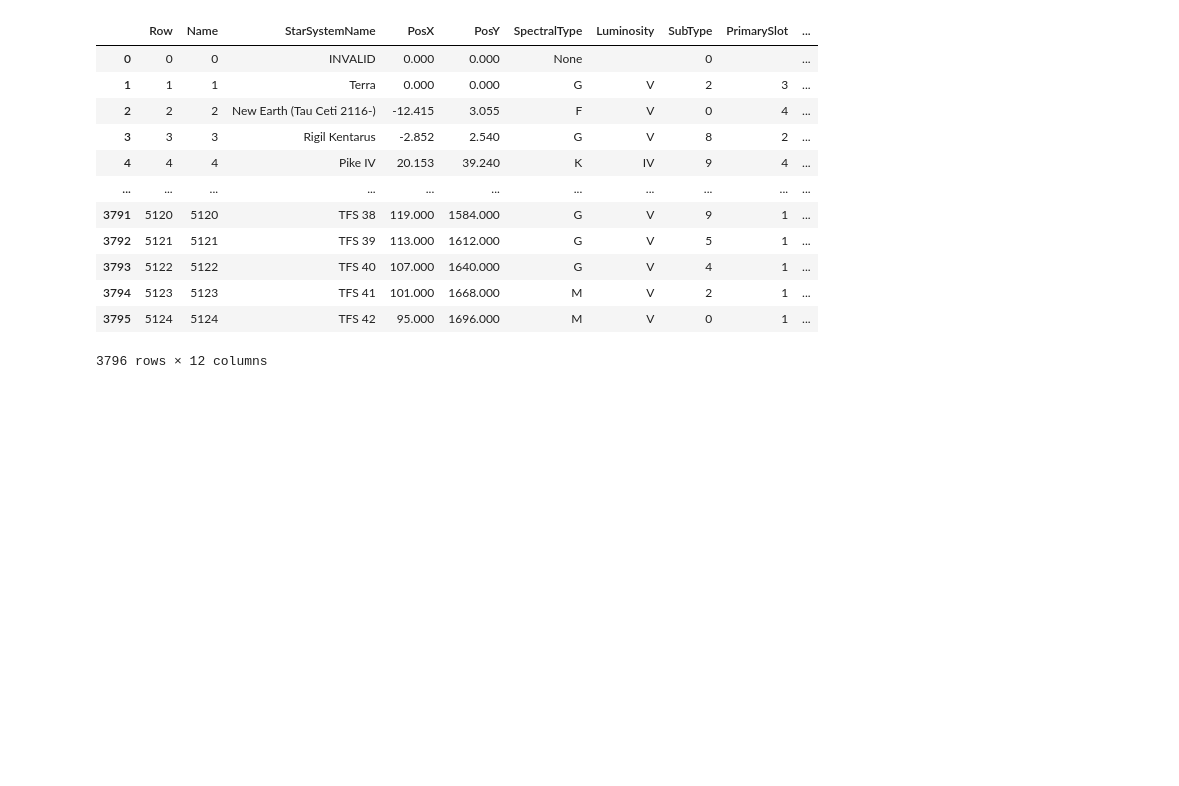
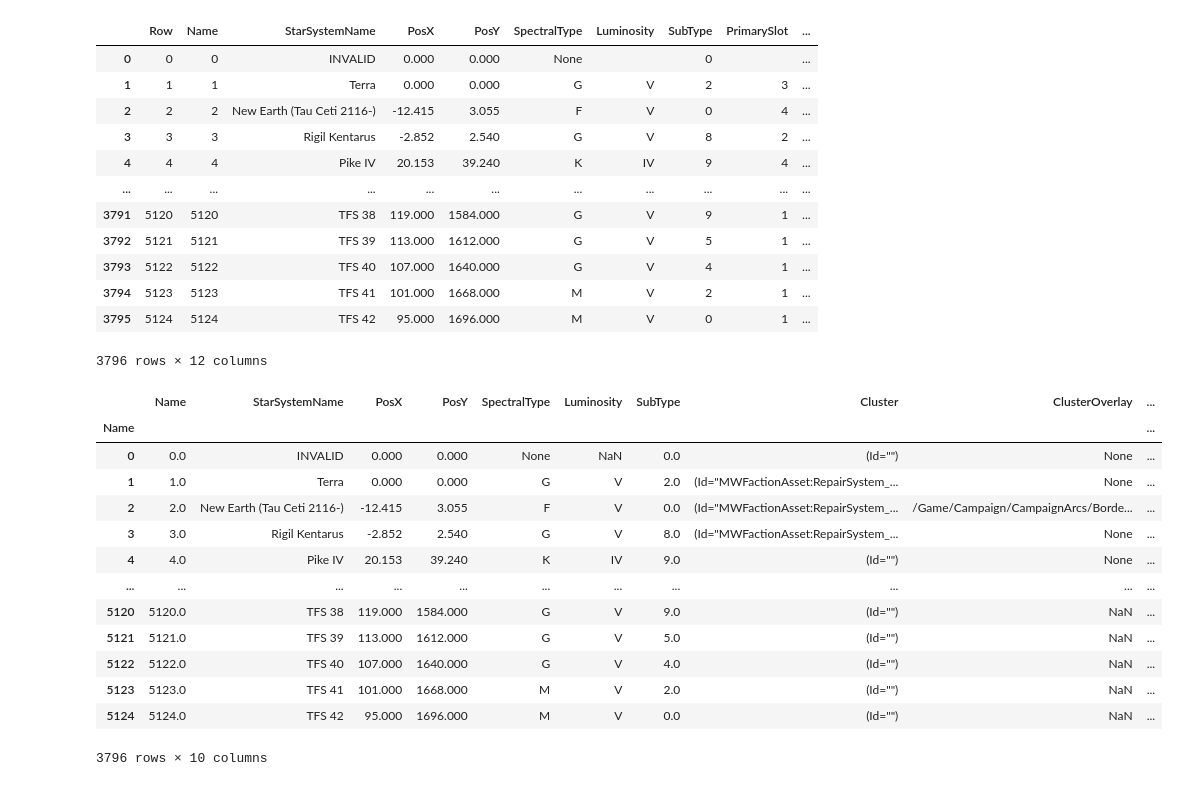
Before and after one commit to dijidiji/mw5-universe, a Jupyter notebook: parsing/parseSystems.ipynb, the cells around one changed output. Saved outputs shown, nothing was run; the diff lists cells and outputs as text; code cells hidden in the pictures; blank space fills up the shorter version.

```diff
--- a/parsing/parseSystems.ipynb
+++ b/parsing/parseSystems.ipynb
@@ -277,0 +294,27 @@ with open('F:\systems_final.csv', encoding='utf8') as file:
+# %%
+pd.set_option('display.max_rows', 100)
+cols_to_use = ['Name', 'StarSystemName', 'PosX', 'PosY', 'SpectralType', 'Luminosity', 'SubType', 'Cluster', 'ClusterOverlay', 'ClusterConstellation']
+systems = pd.read_csv("F:\\systems_final_with_clusters.csv", usecols=cols_to_use)
+systems = systems.set_index('Name', drop=False)
+updated_clusters = pd.read_csv('F:\\UpdatedClusters.csv', usecols=cols_to_use)
+updated_clusters = updated_clusters.set_index('Name', drop=False)
+systems.update(updated_clusters)
+#systems.insert(0, '---', systems.index)
+#systems.set_index('---', inplace=True)
+systems.to_csv("F:\\allsystems_final.csv", encoding='utf8')
+display(systems)
+# %% [output]
+|  | Name | StarSystemName | PosX | PosY | SpectralType | Luminosity | SubType | Cluster | ClusterOverlay | ... |
+| Name |  |  |  |  |  |  |  |  |  | ... |
+| 0 | 0.0 | INVALID | 0.000 | 0.000 | None | NaN | 0.0 | (Id="") | None | ... |
+| 1 | 1.0 | Terra | 0.000 | 0.000 | G | V | 2.0 | (Id="MWFactionAsset:RepairSystem_... | None | ... |
+| 2 | 2.0 | New Earth (Tau Ceti 2116-) | -12.415 | 3.055 | F | V | 0.0 | (Id="MWFactionAsset:RepairSystem_... | /Game/Campaign/CampaignArcs/Borde... | ... |
+| 3 | 3.0 | Rigil Kentarus | -2.852 | 2.540 | G | V | 8.0 | (Id="MWFactionAsset:RepairSystem_... | None | ... |
+| 4 | 4.0 | Pike IV | 20.153 | 39.240 | K | IV | 9.0 | (Id="") | None | ... |
+| ... | ... | ... | ... | ... | ... | ... | ... | ... | ... | ... |
+| 5120 | 5120.0 | TFS 38 | 119.000 | 1584.000 | G | V | 9.0 | (Id="") | NaN | ... |
+| 5121 | 5121.0 | TFS 39 | 113.000 | 1612.000 | G | V | 5.0 | (Id="") | NaN | ... |
+| 5122 | 5122.0 | TFS 40 | 107.000 | 1640.000 | G | V | 4.0 | (Id="") | NaN | ... |
+| 5123 | 5123.0 | TFS 41 | 101.000 | 1668.000 | M | V | 2.0 | (Id="") | NaN | ... |
+| 5124 | 5124.0 | TFS 42 | 95.000 | 1696.000 | M | V | 0.0 | (Id="") | NaN | ... |
+3796 rows × 10 columns
```
Also changed, not shown: parts of 11 cells of this notebook.
